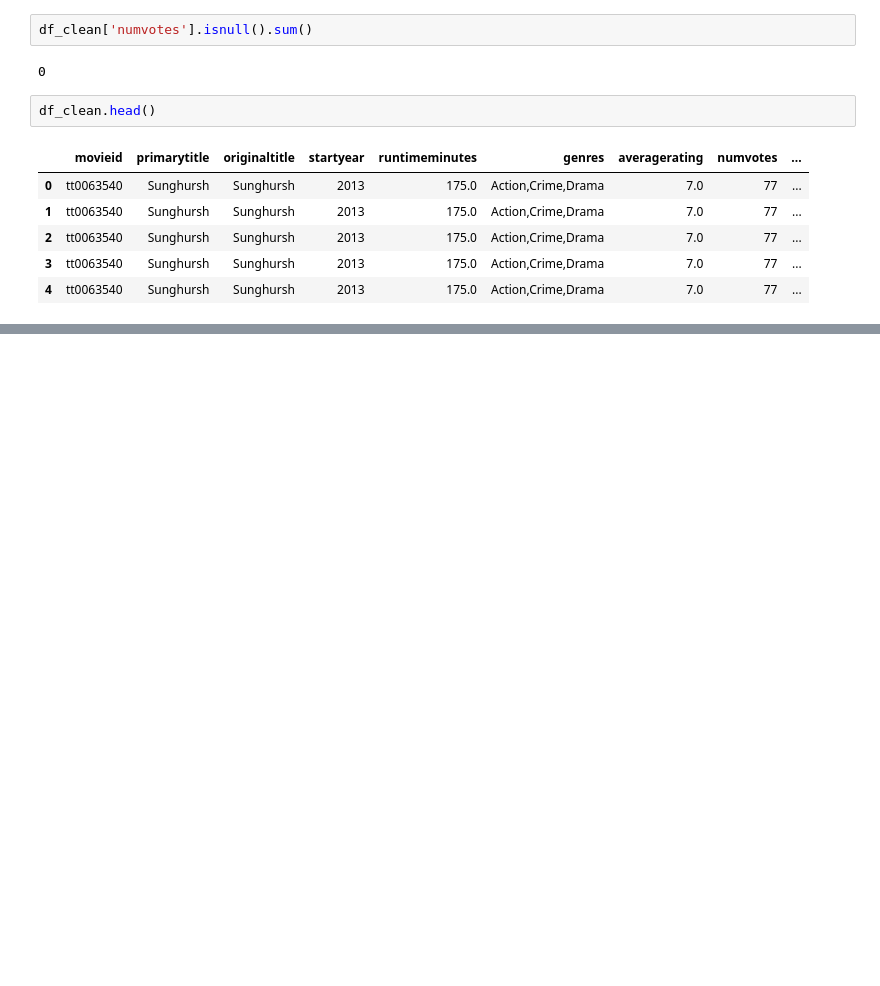
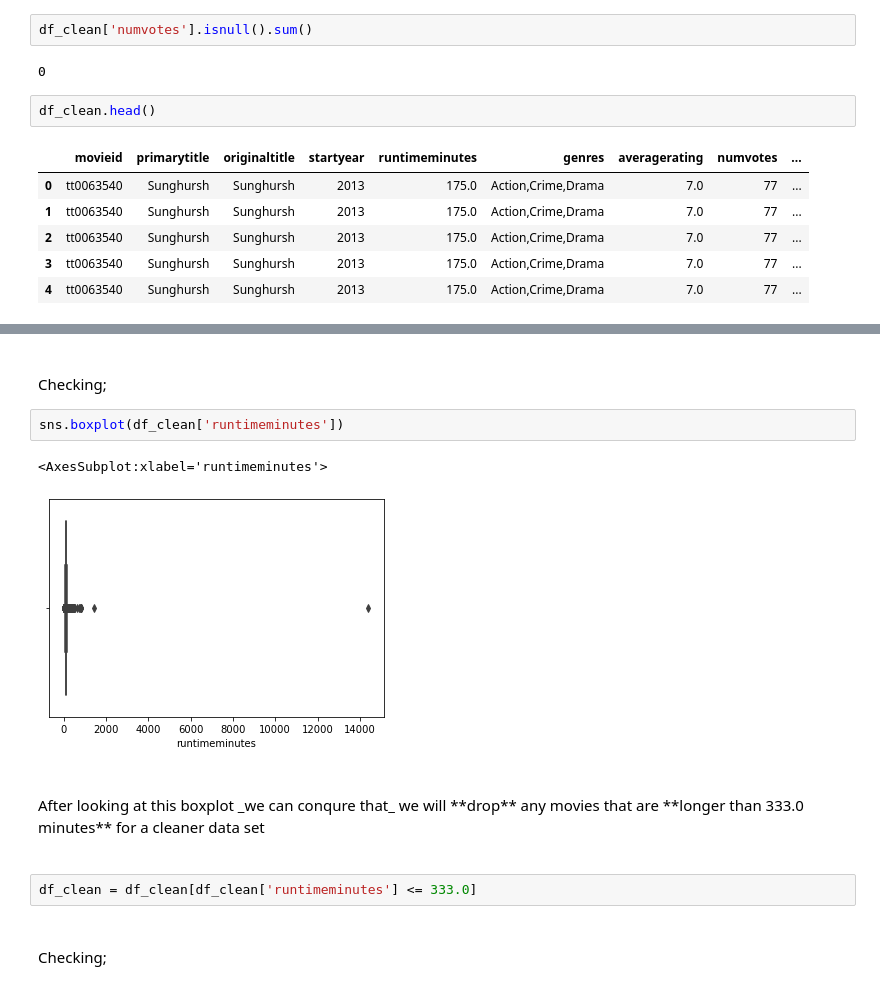
Before and after one commit to learn-co-curriculum/dsc-phase-2-project-v3, a Jupyter notebook: index.ipynb, the cells around one changed output, grey strips where cells are left out. Saved outputs shown, nothing was run; the diff lists cells and outputs as text; blank space fills up the shorter version.

Commit message:
almost finished all data cleaning, starting to need eda, only afew more edits to make and continued formatting as well

```diff
--- a/index.ipynb
+++ b/index.ipynb
@@ -408,0 +494,18 @@ df_clean
+# %% [markdown]
+<br>
+Checking;
+# %%
+sns.boxplot(df_clean['runtimeminutes'])
+# %% [output]
+<AxesSubplot:xlabel='runtimeminutes'>
+[figure, added]
+# %% [markdown]
+<br>
+After looking at this boxplot _we can conqure that_ we will **drop** any movies that are **longer than 333.0 minutes** for a cleaner data set
+<br>
+<br>
+# %%
+df_clean = df_clean[df_clean['runtimeminutes'] <= 333.0]
+# %% [markdown]
+<br>
+Checking;
```
Also changed, not shown: parts of 34 cells of this notebook.
